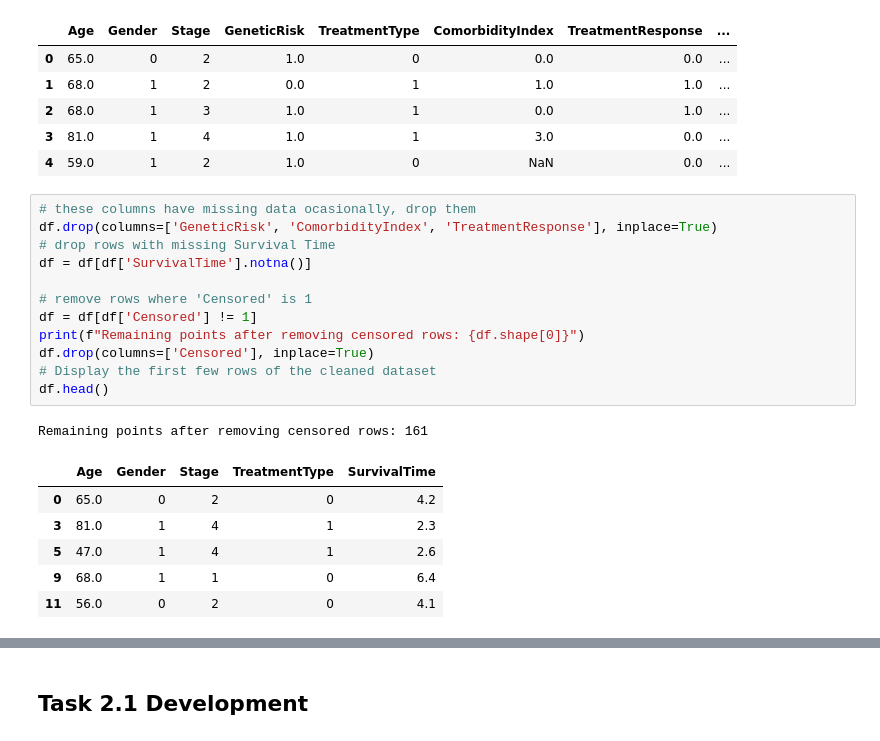
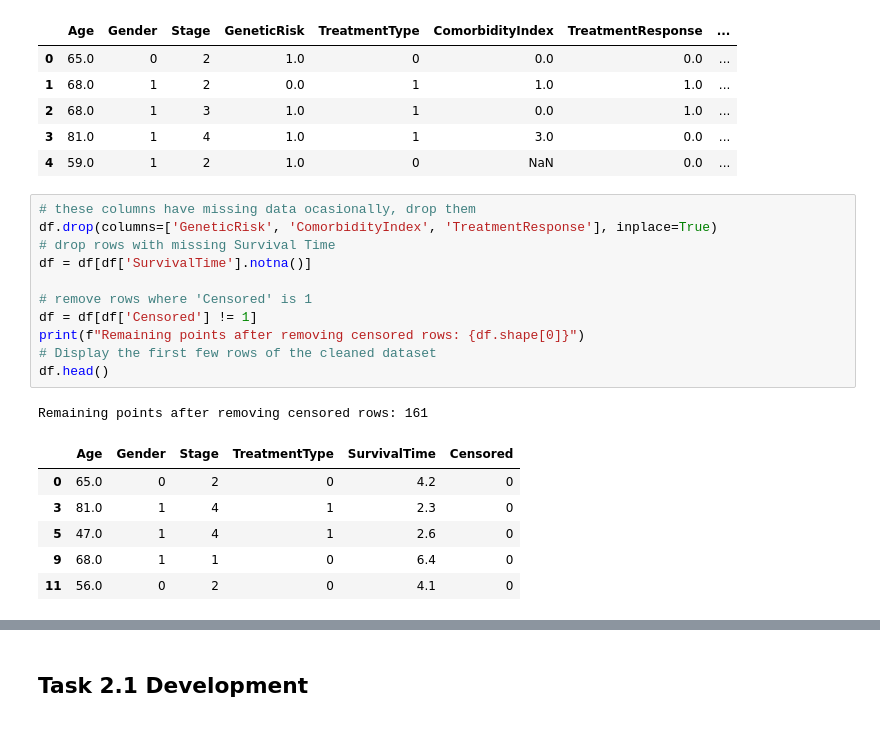
Before and after one commit to RenatoViola/AA_Assignment_2, a Jupyter notebook: Code/task_2.ipynb, the cells around one changed output, grey strips where cells are left out. Cells and saved outputs as stored; diff of their text form.

```diff
--- a/Code/task_2.ipynb
+++ b/Code/task_2.ipynb
@@ -69,21 +69,20 @@ df.head()
 # %%
 # these columns have missing data ocasionally, drop them
 df.drop(columns=['GeneticRisk', 'ComorbidityIndex', 'TreatmentResponse'], inplace=True)
 # drop rows with missing Survival Time
 df = df[df['SurvivalTime'].notna()]
 
 # remove rows where 'Censored' is 1
 df = df[df['Censored'] != 1]
 print(f"Remaining points after removing censored rows: {df.shape[0]}")
-df.drop(columns=['Censored'], inplace=True)
 # Display the first few rows of the cleaned dataset
 df.head()
 # %% [output]
 Remaining points after removing censored rows: 161
-|  | Age | Gender | Stage | TreatmentType | SurvivalTime |
-| 0 | 65.0 | 0 | 2 | 0 | 4.2 |
-| 3 | 81.0 | 1 | 4 | 1 | 2.3 |
-| 5 | 47.0 | 1 | 4 | 1 | 2.6 |
-| 9 | 68.0 | 1 | 1 | 0 | 6.4 |
-| 11 | 56.0 | 0 | 2 | 0 | 4.1 |
+|  | Age | Gender | Stage | TreatmentType | SurvivalTime | Censored |
+| 0 | 65.0 | 0 | 2 | 0 | 4.2 | 0 |
+| 3 | 81.0 | 1 | 4 | 1 | 2.3 | 0 |
+| 5 | 47.0 | 1 | 4 | 1 | 2.6 | 0 |
+| 9 | 68.0 | 1 | 1 | 0 | 6.4 | 0 |
+| 11 | 56.0 | 0 | 2 | 0 | 4.1 | 0 |
 # %%
```
Also changed, not shown: parts of 2 cells of this notebook, 2 other files.
